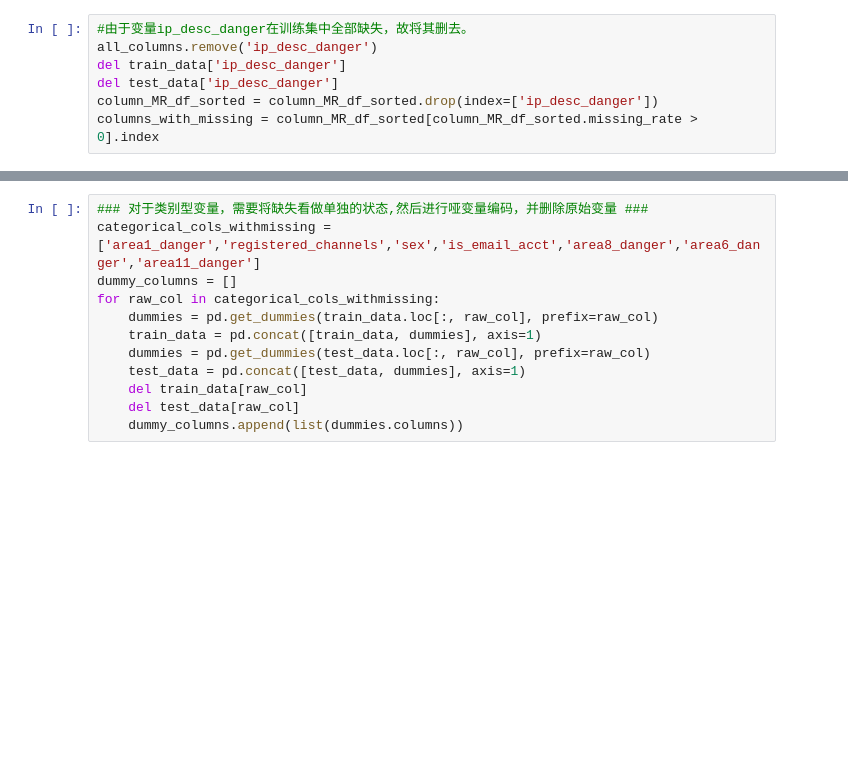
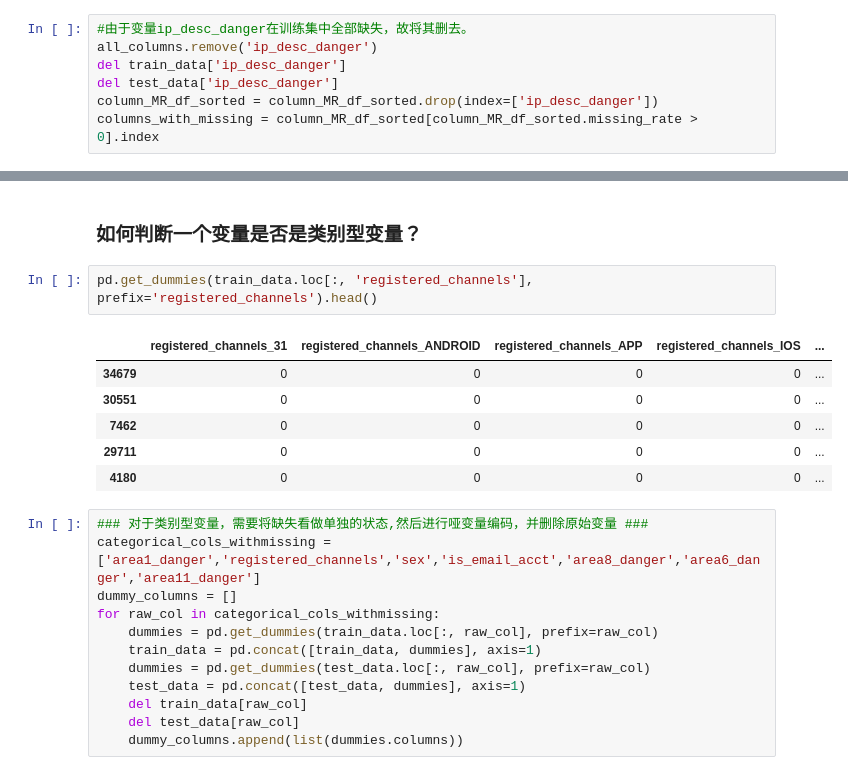
Before and after one commit to mayi140611/LSCJcourses, a Jupyter notebook: FNDA/05/FNHW05.ipynb, the cells around one changed output, grey strips where cells are left out. Saved outputs shown, nothing was run; the diff lists cells and outputs as text; blank space fills up the shorter version.

```diff
--- a/FNDA/05/FNHW05.ipynb
+++ b/FNDA/05/FNHW05.ipynb
@@ -229,3 +306,14 @@ http://pandas.pydata.org/pandas-docs/stable/indexing.html#ix-indexer-is-deprecat
+# %% [markdown]
+### 如何判断一个变量是否是类别型变量？
+# %%
+pd.get_dummies(train_data.loc[:, 'registered_channels'], prefix='registered_channels').head()
+# %% [output]
+|  | registered_channels_31 | registered_channels_ANDROID | registered_channels_APP | registered_channels_IOS | ... |
+| 34679 | 0 | 0 | 0 | 0 | ... |
+| 30551 | 0 | 0 | 0 | 0 | ... |
+| 7462 | 0 | 0 | 0 | 0 | ... |
+| 29711 | 0 | 0 | 0 | 0 | ... |
+| 4180 | 0 | 0 | 0 | 0 | ... |
 # %%
 ### 对于类别型变量，需要将缺失看做单独的状态,然后进行哑变量编码，并删除原始变量 ###
 categorical_cols_withmissing = ['area1_danger','registered_channels','sex','is_email_acct','area8_danger','area6_danger','area11_danger']
```
Also changed, not shown: parts of 18 cells of this notebook, 10 other files.
